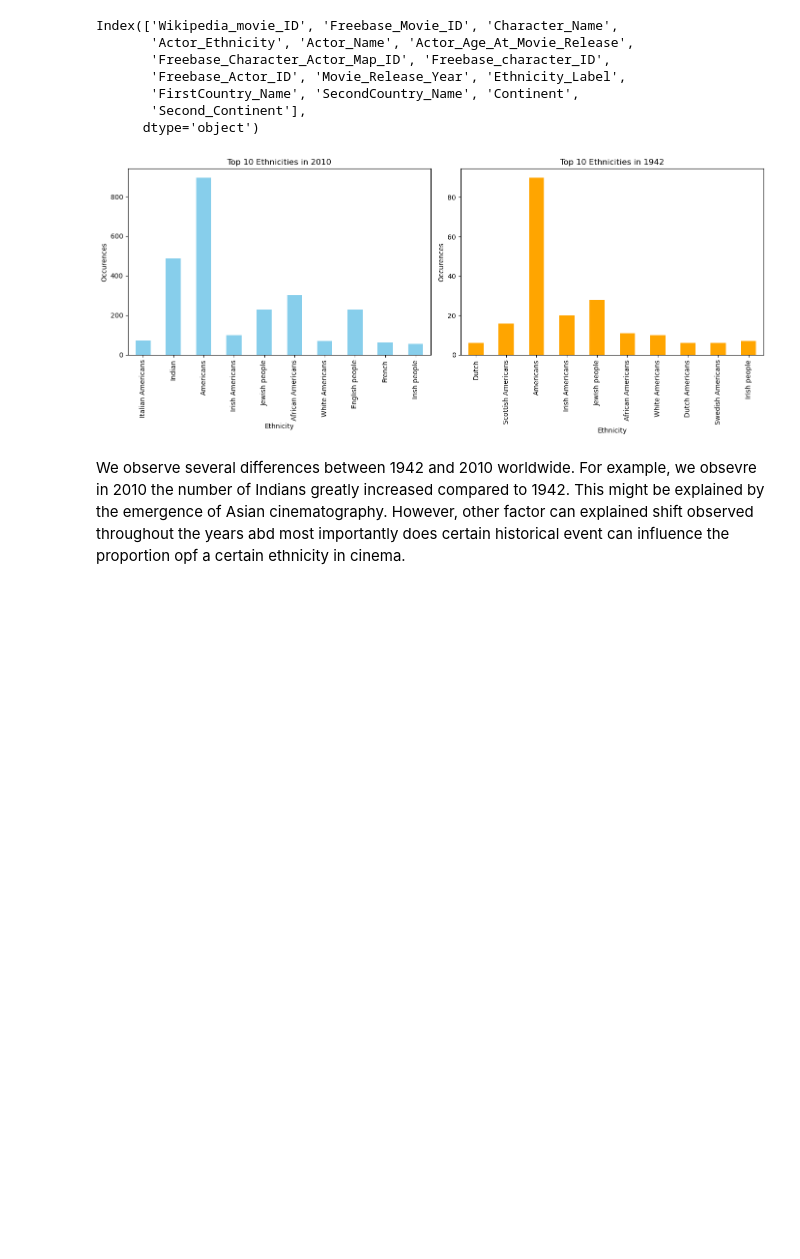
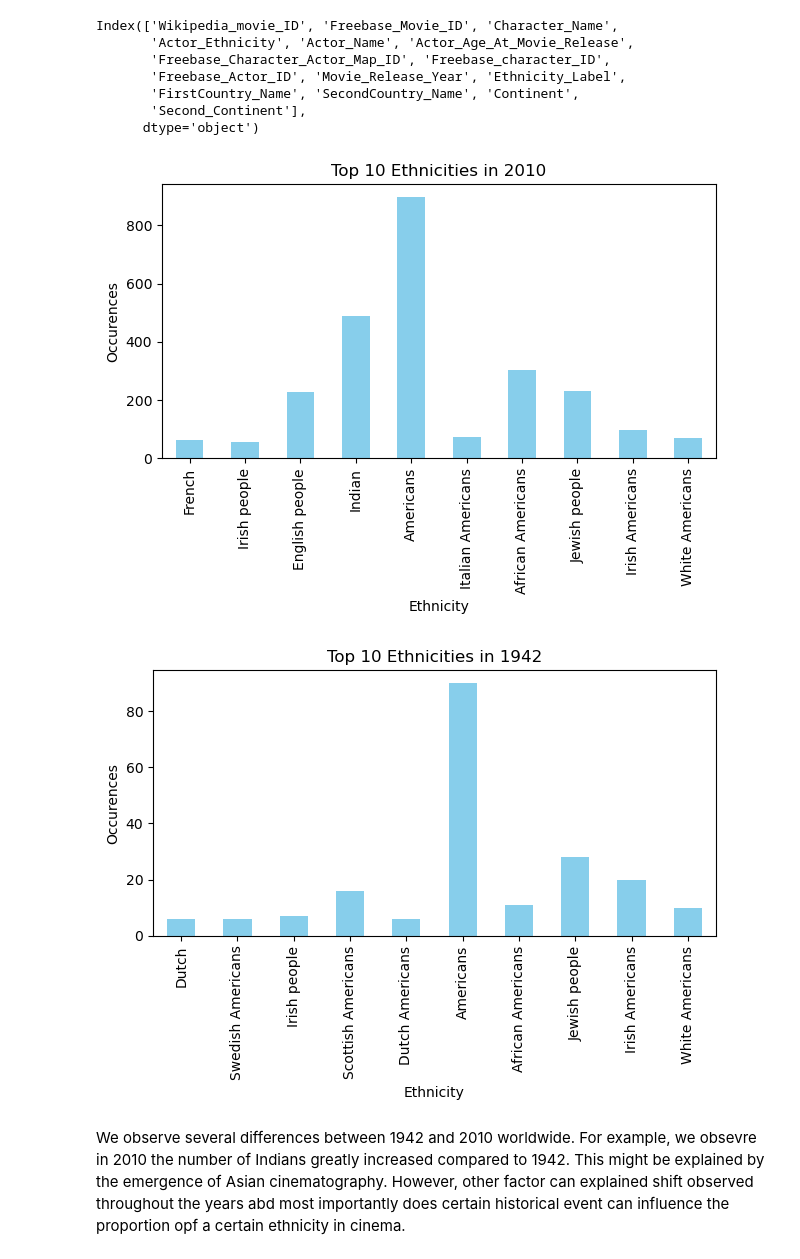
Before and after one commit to epfl-ada/ada-2024-project-adanonymous, a Jupyter notebook: src/utils/Actor_ethnicity_louis.ipynb, the cells around one changed output. Saved outputs shown, nothing was run; the diff lists cells and outputs as text; code cells hidden in the pictures; blank space fills up the shorter version.

```diff
--- a/src/utils/Actor_ethnicity_louis.ipynb
+++ b/src/utils/Actor_ethnicity_louis.ipynb
@@ -433,43 +433,33 @@ Index(['Wikipedia_movie_ID', 'Freebase_Movie_ID', 'Character_Name',
        'FirstCountry_Name', 'SecondCountry_Name', 'Continent',
        'Second_Continent'],
       dtype='object')
-# %%
-distribution = {}
-
-#Plot top 10 ethncities for 1942 and 2010
-distribution['2010'], data_2010_top_10 = eth_per_year(character,2010)
-distribution['1942'], data_1942_top_10 = eth_per_year(character,1942)
-counts_2010 = distribution['2010'][distribution['2010']['Ethnicity'].isin(data_2010_top_10)]
-counts_1942 = distribution['1942'][distribution['1942']['Ethnicity'].isin(data_1942_top_10)]
-#Create a dataframe for further ploting
-df_2010 = pd.DataFrame({
-    'Ethnicity': counts_2010['Ethnicity'],
-    'year': counts_2010['Occurences'],
-})
-df_1942 = pd.DataFrame({
-    'Ethnicity': counts_1942['Ethnicity'],
-    'year': counts_1942['Occurences'],
-})
-
-#Plot top 10 ethnicities for 2010 and 1942
-fig, axes = plt.subplots(1, 2, figsize=(14, 6))
-
-# Plot for 2010
-df_2010.set_index('Ethnicity').plot(kind='bar', ax=axes[0], color='skyblue', legend=False)
-axes[0].set_title('Top 10 Ethnicities in 2010')
-axes[0].set_ylabel('Occurences')
-axes[0].set_xlabel('Ethnicity')
-
-# Plot for 1942
-df_1942.set_index('Ethnicity').plot(kind='bar', ax=axes[1], color='orange', legend=False)
-axes[1].set_title('Top 10 Ethnicities in 1942')
-axes[1].set_ylabel('Occurences')
-axes[1].set_xlabel('Ethnicity')
-
-plt.tight_layout()
-plt.show()
-# %% [output]
-[figure, removed]
+# %%
+def plot_10_ethnicties(counts,year):
+    #Create a dataframe for further ploting
+    df_2010 = pd.DataFrame({
+        'Ethnicity': counts['Ethnicity'],
+        'year': counts['Occurences'],
+    })
+    # Plot for 2010
+    df_2010.set_index('Ethnicity').plot(kind='bar', color='skyblue', legend=False)
+    plt.title(f'Top 10 Ethnicities in {year}')
+    plt.ylabel('Occurences')
+    plt.xlabel('Ethnicity')
+    plt.tight_layout()
+    plt.show()
+# %%
+distribution = {}
+
+#Plot top 10 ethncities for 1942 and 2010
+distribution['2010'], data_2010_top_10 = eth_per_year(character,2010)
+distribution['1942'], data_1942_top_10 = eth_per_year(character,1942)
+counts_2010 = distribution['2010'][distribution['2010']['Ethnicity'].isin(data_2010_top_10)]
+counts_1942 = distribution['1942'][distribution['1942']['Ethnicity'].isin(data_1942_top_10)]
+plot_10_ethnicties(counts_2010,2010)
+plot_10_ethnicties(counts_1942,1942)
+# %% [output]
+[figure, added]
+[figure, added]
 # %% [markdown]
 We observe several differences between 1942 and 2010 worldwide. For example, we obsevre in 2010 the number of Indians greatly increased compared to 1942. This might be explained by the emergence of Asian cinematography. However, other factor can explained shift observed throughout the years abd most importantly does certain historical event can influence the proportion opf a certain ethnicity in cinema.
 # %% [markdown]
```
Also changed, not shown: parts of 19 cells of this notebook, 2 other files.
